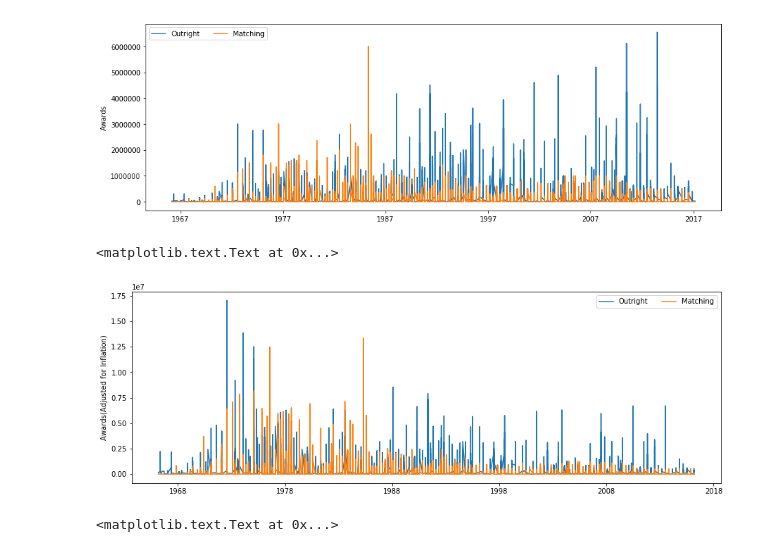
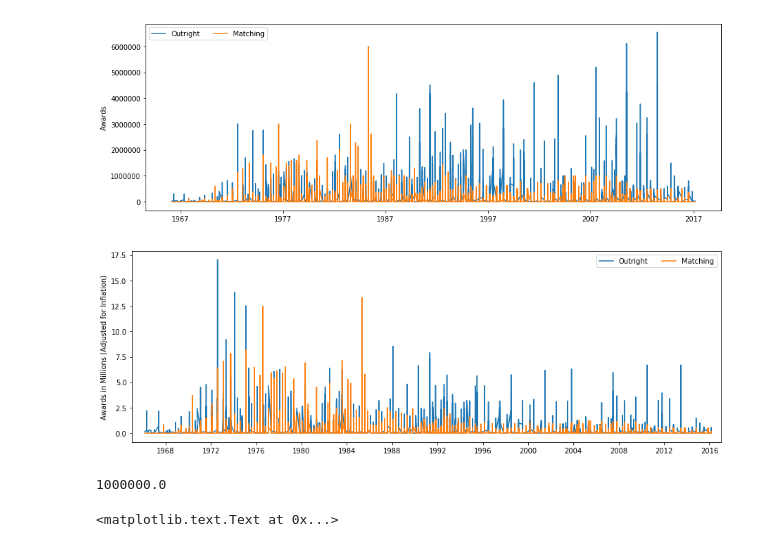
Before and after one commit to story645/neh, a Jupyter notebook: python/matplotlib_tutorial.ipynb, the cells around one changed output. Drawn from its saved outputs; the diff is of its cells as text; code cells hidden in the pictures.

```diff
--- a/matplotlib_tutorial.ipynb
+++ b/python/matplotlib_tutorial.ipynb
@@ -236,15 +236,28 @@ monthly = inflation.index.strftime("%Y-%m")
 monthly_inflation = inflation.reindex(monthly)
 ds['date'] = ds['CouncilDate'].str.rpartition("-")[0]
 ds['inflation'] = monthly_inflation.loc[ds['date']]['CPIAUCSL'].values
+# %%
+import matplotlib.dates as mdates
+locator = mdates.YearLocator(4, month=1, day=1)
 # %%
 fig, ax = plt.subplots(figsize=(15,5))
 ax.plot_date(ds['CouncilDate'], ds['AwardOutright']/ds['inflation'], '-', label="Outright")
 ax.plot_date(ds['CouncilDate'], ds['AwardMatching']/ds['inflation'], '-', label="Matching")
 ax.legend(ncol=2)
-ax.set_ylabel("Awards(Adjusted for Inflation)")
+ax.set_ylabel("Awards in Millions (Adjusted for Inflation)")
+ax.xaxis.set_major_locator(locator)
+ax.set_xlim(('1965-01-01', '2017-01-01'))
+
+def encode_y(x, pos):
+    return x/1e6
+y_formatter = mticker.FuncFormatter(encode_y)
+ax.yaxis.set_major_formatter(y_formatter)
 # %% [output]
-<matplotlib.text.Text at 0x...>
-[figure, old version]
+[figure, new version]
+# %%
+1e6
+# %% [output]
+1000000.0
 # %%
 # compare the two?
 fig, ax = plt.subplots(figsize=(15,5))
```
Also changed, not shown: parts of 4 cells of this notebook, 1 other file.
